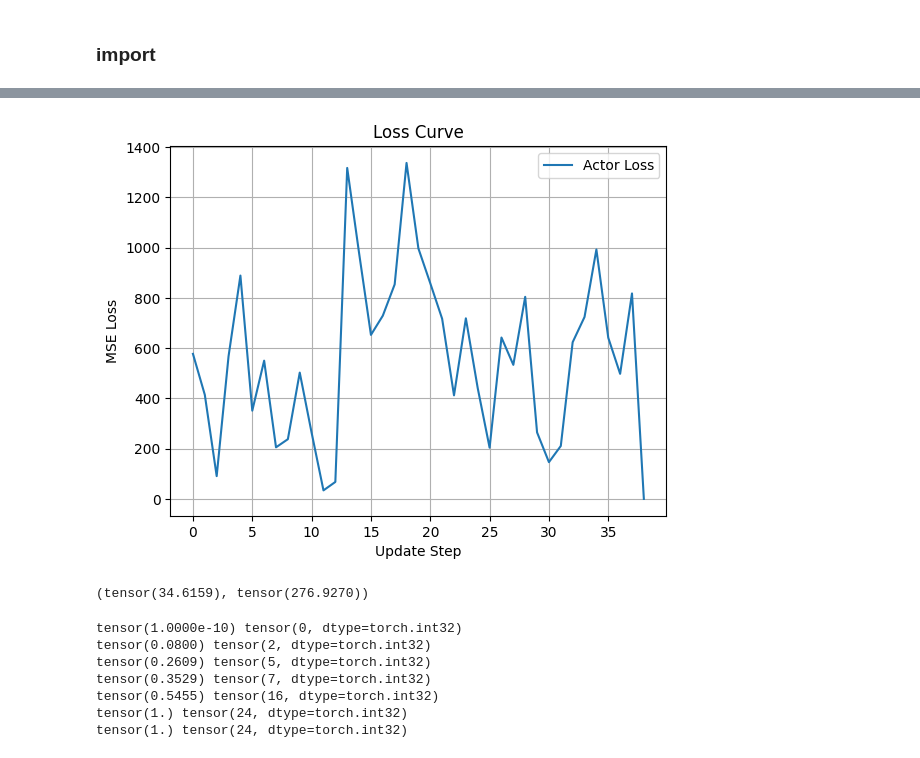
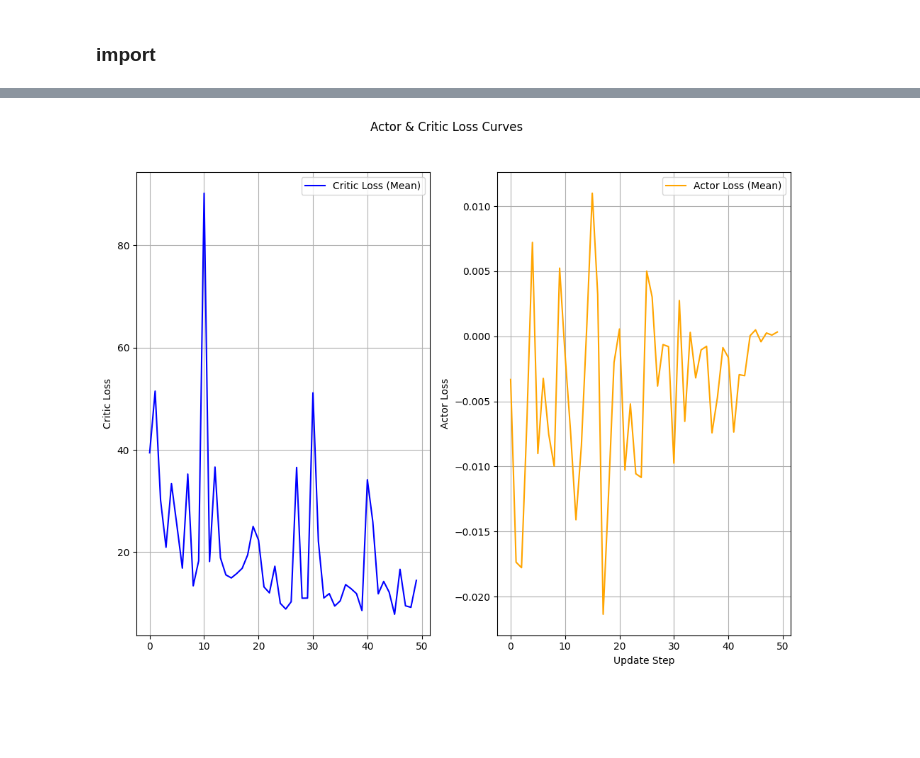
Before and after one commit to hzzn/HIM_PPO, a Jupyter notebook: test.ipynb, the cells around one changed output, grey strips where cells are left out. Drawn from its saved outputs; the diff is of its cells as text; code cells hidden in the pictures; blank space fills up the shorter version.

```diff
--- a/test.ipynb
+++ b/test.ipynb
@@ -37 +40,8 @@ epochs = 1
+# %%
+config["Simulation_days"] = 10000
+# %%
+config["Clipping_parameter"] = 0.5
+config["max_norm"] = 1
+config["lam"] = 0.95
+config["gamma"] = 0.99
 # %%
@@ -53,0 +102,11 @@ tensor(274.8800)
+# %%
+with torch.no_grad():
+    batch_slice = slice(200, 264)
+    s = states[batch_slice]
+    logp_old = old_probs[batch_slice]
+    l, _ = act(s)
+    logp_new = F.log_softmax(l, dim=-1)
+    f = actions[batch_slice]
+    log_ratio = ((logp_new - logp_old) * f).sum(dim=(1, 2))
+    ratio = torch.exp(log_ratio)
+ratio, log_ratio
@@ -54,40 +131,25 @@ tensor(274.8800)
 # %%
-crtc_loss = [l.detach().item() for l in crtc.loss]
+crtc_loss_mean = [l.detach().item() for l in crtc.loss]
 act_loss = [l.detach().item() for l in act.loss]
-# %%
-import matplotlib.pyplot as plt
-import numpy as np
-# plt.plot(crtc.loss, label="Critic Loss")
-plt.plot(act_loss, label="Actor Loss")
-plt.xlabel("Update Step")
-plt.ylabel("MSE Loss")
-plt.title("Loss Curve")
-plt.legend()
-plt.grid(True)
-plt.show()
-# %% [output]
-[figure, removed]
-# %%
-costs = torch.tensor([t['cost'] for t in trajectory], dtype=torch.float32)
-costs.mean(), costs.mean() * 8
-# %% [output]
-(tensor(34.6159), tensor(276.9270))
-# %%
-j = 3
-for h in range(1, 8):
-    eps = 1e-10
-    F_h = env.discharge_cdf[j][3*h]
-    F_h_prime = env.discharge_cdf[j][3*(h-1)]
-    probs = (F_h - F_h_prime + eps) / (1 - F_h_prime + eps)
-    x = torch.distributions.Binomial(
-                        total_count=env.Y_j[j], probs=probs
-                    ).sample().int()
-    print(probs, x)
-# %% [output]
-tensor(1.0000e-10) tensor(0, dtype=torch.int32)
-tensor(0.0800) tensor(2, dtype=torch.int32)
-tensor(0.2609) tensor(5, dtype=torch.int32)
-tensor(0.3529) tensor(7, dtype=torch.int32)
-tensor(0.5455) tensor(16, dtype=torch.int32)
-tensor(1.) tensor(24, dtype=torch.int32)
-tensor(1.) tensor(24, dtype=torch.int32)
+# %%
+import matplotlib.pyplot as plt
+import numpy as np
+# plt.plot(crtc.loss, label="Critic Loss")
+fig, axs = plt.subplots(1, 2, figsize=(10, 8), sharex=True)
+
+axs[0].plot(torch.tensor(crtc_loss_mean).detach(), label="Critic Loss (Mean)", color='blue')
+axs[0].set_ylabel("Critic Loss")
+axs[0].legend()
+axs[0].grid(True)
+
+axs[1].plot(torch.tensor(act_loss_mean).detach(), label="Actor Loss (Mean)", color='orange')
+axs[1].set_xlabel("Update Step")
+axs[1].set_ylabel("Actor Loss")
+axs[1].legend()
+axs[1].grid(True)
+
+plt.suptitle("Actor & Critic Loss Curves")
+plt.tight_layout(rect=[0, 0, 1, 0.95])
+plt.show()
+# %% [output]
+[figure, added]
```
Also changed, not shown: parts of 9 cells of this notebook, 6 other files.
